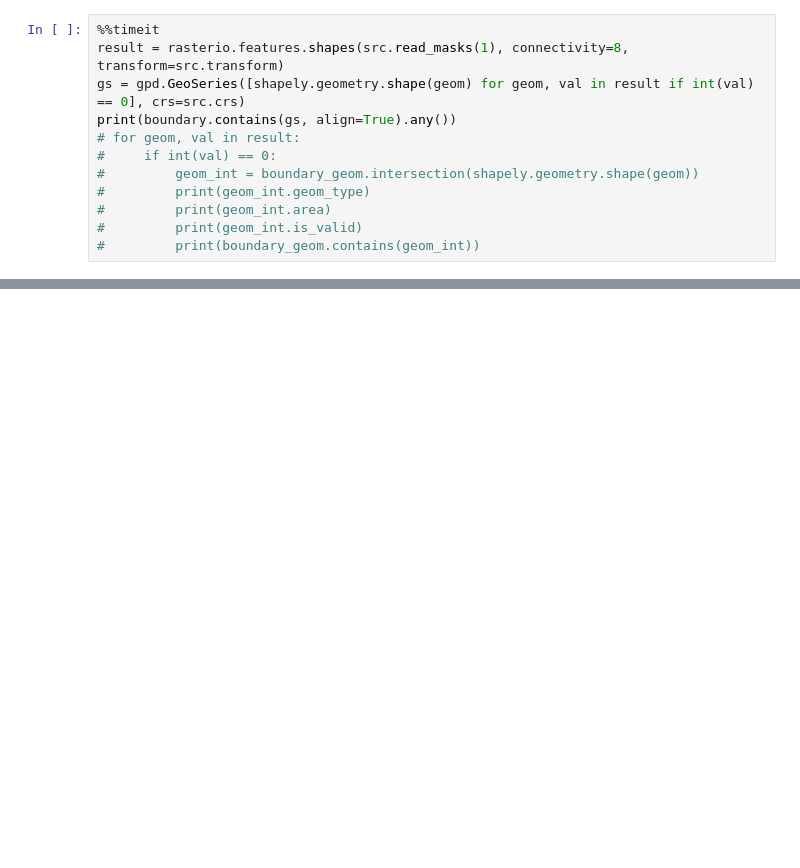
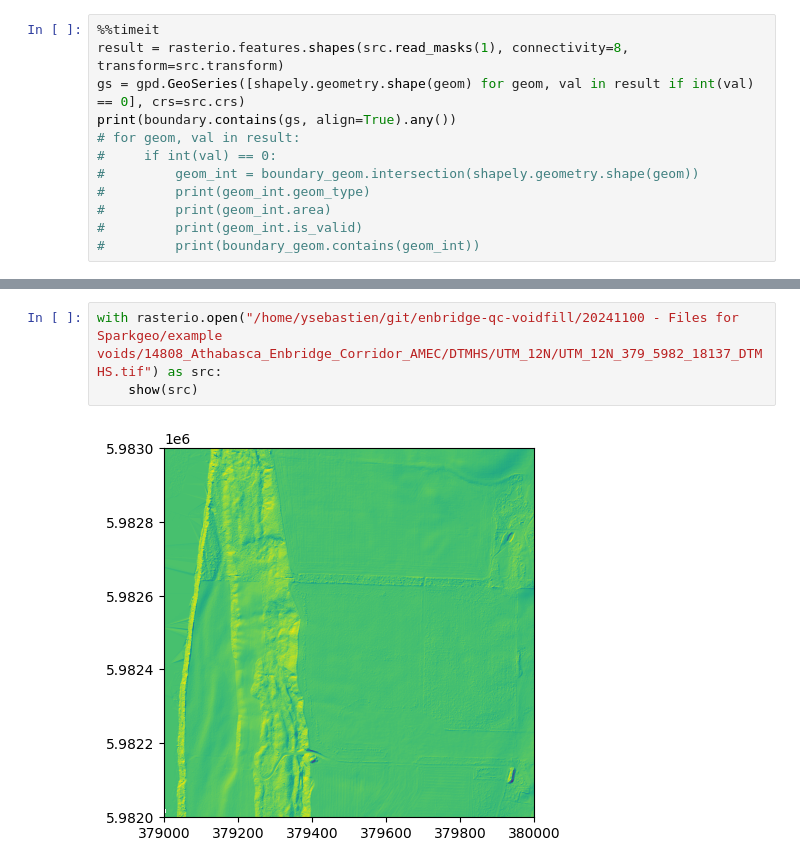
Before and after one commit to underchemist/raster-detect-voids, a Jupyter notebook: scratch.ipynb, the cells around one changed output, grey strips where cells are left out. Drawn from its saved outputs; the diff is of its cells as text; blank space fills up the shorter version.

```diff
--- a/scratch.ipynb
+++ b/scratch.ipynb
@@ -127,0 +235,5 @@ def has_voids_mask(raster_filename: str, boundary_vector_filename: str) -> bool:
+# %%
+with rasterio.open("/home/ysebastien/git/enbridge-qc-voidfill/20241100 - Files for Sparkgeo/example voids/14808_Athabasca_Enbridge_Corridor_AMEC/DTMHS/UTM_12N/UTM_12N_379_5982_18137_DTMHS.tif") as src:
+    show(src)
+# %% [output]
+[figure, added]
```
Also changed, not shown: parts of 14 cells of this notebook, 6 other files.
